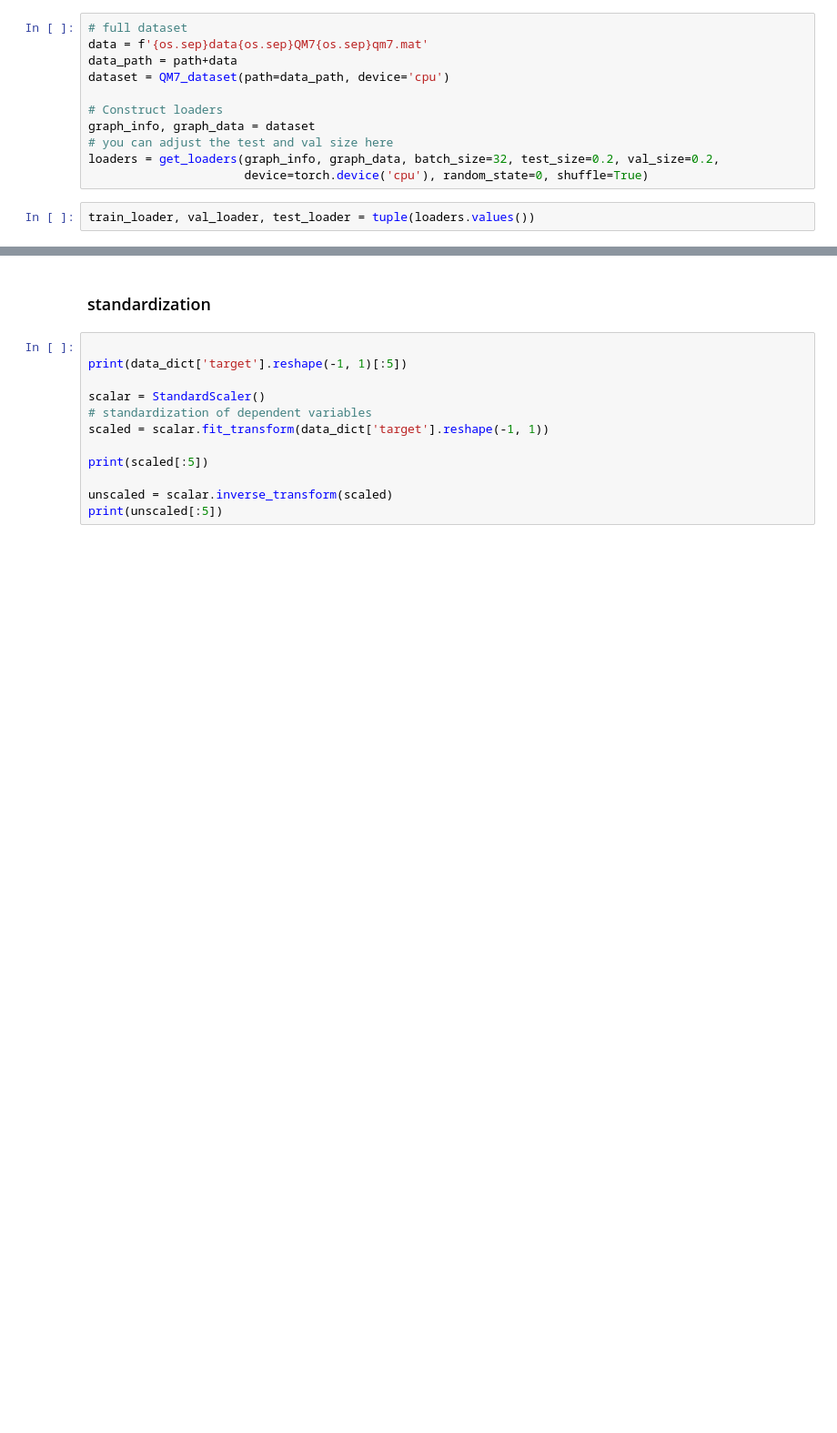
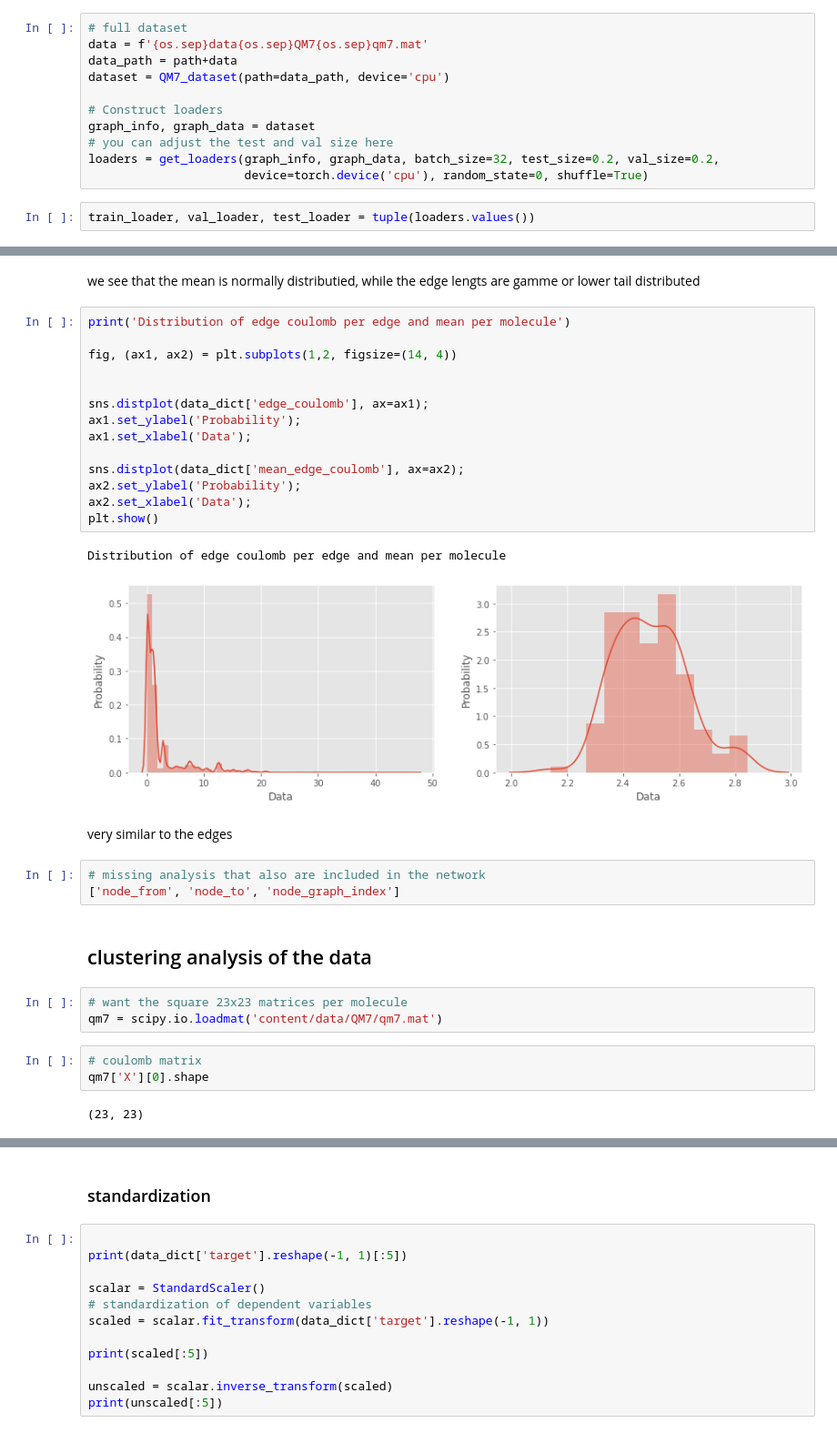
Before and after one commit to albertkjoller/uq-gnn, a Jupyter notebook: content/notebooks/QM7.ipynb, the cells around one changed output, grey strips where cells are left out. Shown at 91% size. Cells and saved outputs as stored; diff of their text form; blank space fills up the shorter version.

```diff
--- a/content/notebooks/QM7.ipynb
+++ b/content/notebooks/QM7.ipynb
@@ -126,0 +163,34 @@ data_dict['target'].reshape(-1, 1).shape
+# %% [markdown]
+we see that the mean is normally distributied, while the edge lengts are gamme or lower tail distributed
+# %%
+print('Distribution of edge coulomb per edge and mean per molecule')
+
+fig, (ax1, ax2) = plt.subplots(1,2, figsize=(14, 4))
+
+
+sns.distplot(data_dict['edge_coulomb'], ax=ax1);
+ax1.set_ylabel('Probability');
+ax1.set_xlabel('Data');
+
+sns.distplot(data_dict['mean_edge_coulomb'], ax=ax2);
+ax2.set_ylabel('Probability');
+ax2.set_xlabel('Data');
+plt.show()
+# %% [output]
+Distribution of edge coulomb per edge and mean per molecule
+[figure, added]
+# %% [markdown]
+very similar to the edges
+# %%
+# missing analysis that also are included in the network
+['node_from', 'node_to', 'node_graph_index']
+# %% [markdown]
+## clustering analysis of the data
+# %%
+# want the square 23x23 matrices per molecule
+qm7 = scipy.io.loadmat('content/data/QM7/qm7.mat')
+# %%
+# coulomb matrix
+qm7['X'][0].shape
+# %% [output]
+(23, 23)
```
Also changed, not shown: parts of 40 cells of this notebook, 7 other files.
